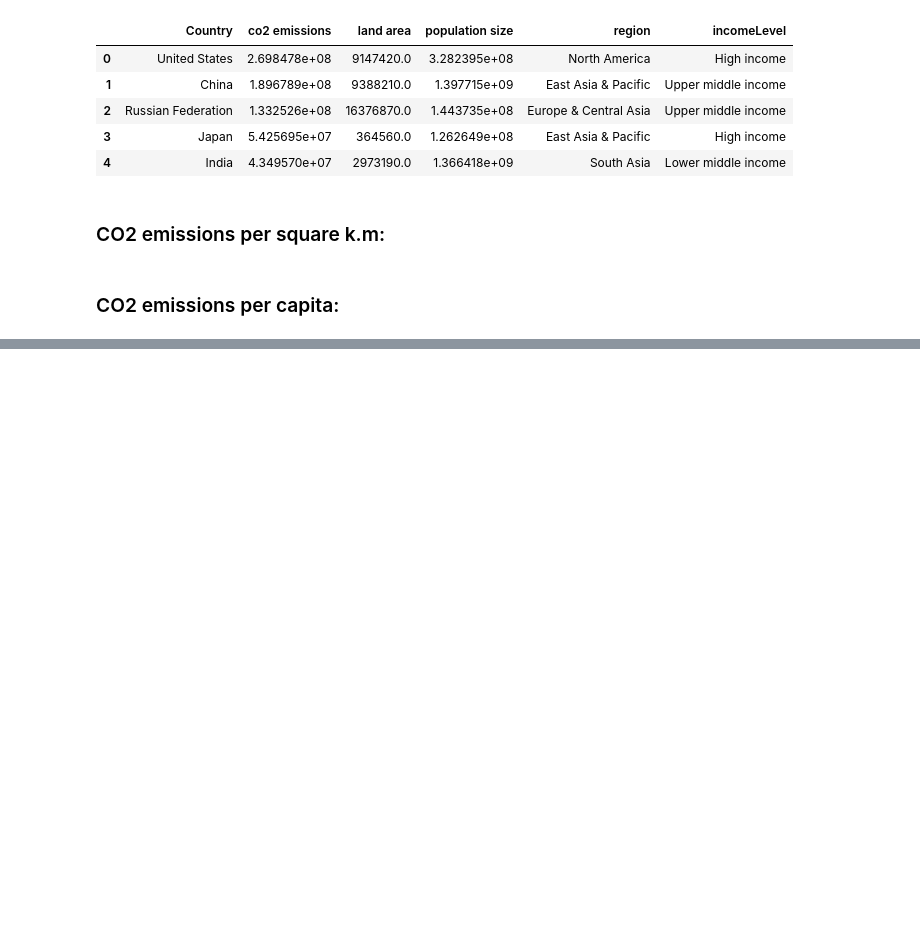
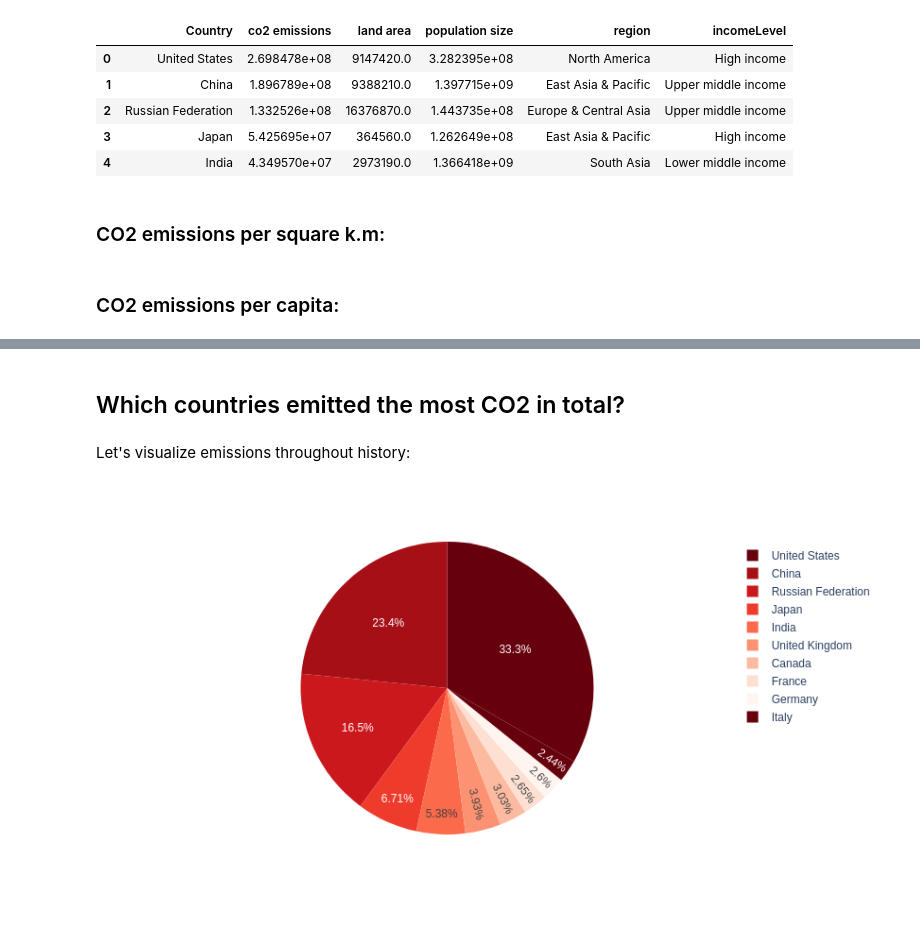
Before and after one commit to Reslan-Tinawi/Who-is-responsible-for-climate-change, a Jupyter notebook: who-is-responsible-for-climate-change.ipynb, the cells around one changed output, grey strips where cells are left out. Drawn from its saved outputs; the diff is of its cells as text; code cells hidden in the pictures; blank space fills up the shorter version.

```diff
--- a/who-is-responsible-for-climate-change.ipynb
+++ b/who-is-responsible-for-climate-change.ipynb
@@ -319,0 +341,17 @@ overall_stats_df["emissions per capita"] = (
+# %% [markdown]
+## Which countries emitted the most CO2 in total?
+# %% [markdown]
+Let's visualize emissions throughout history:
+# %%
+fig = px.pie(
+    data_frame=overall_stats_df.loc[
+        lambda x: x["Country"].isin(get_top_n_countries(10, "co2 emissions"))
+    ],
+    names="Country",
+    values="co2 emissions",
+    color="Country",
+    color_discrete_sequence=px.colors.sequential.Reds_r,
+)
+fig.show()
+# %% [output]
+[figure, added]
```
Also changed, not shown: parts of 19 cells of this notebook.
